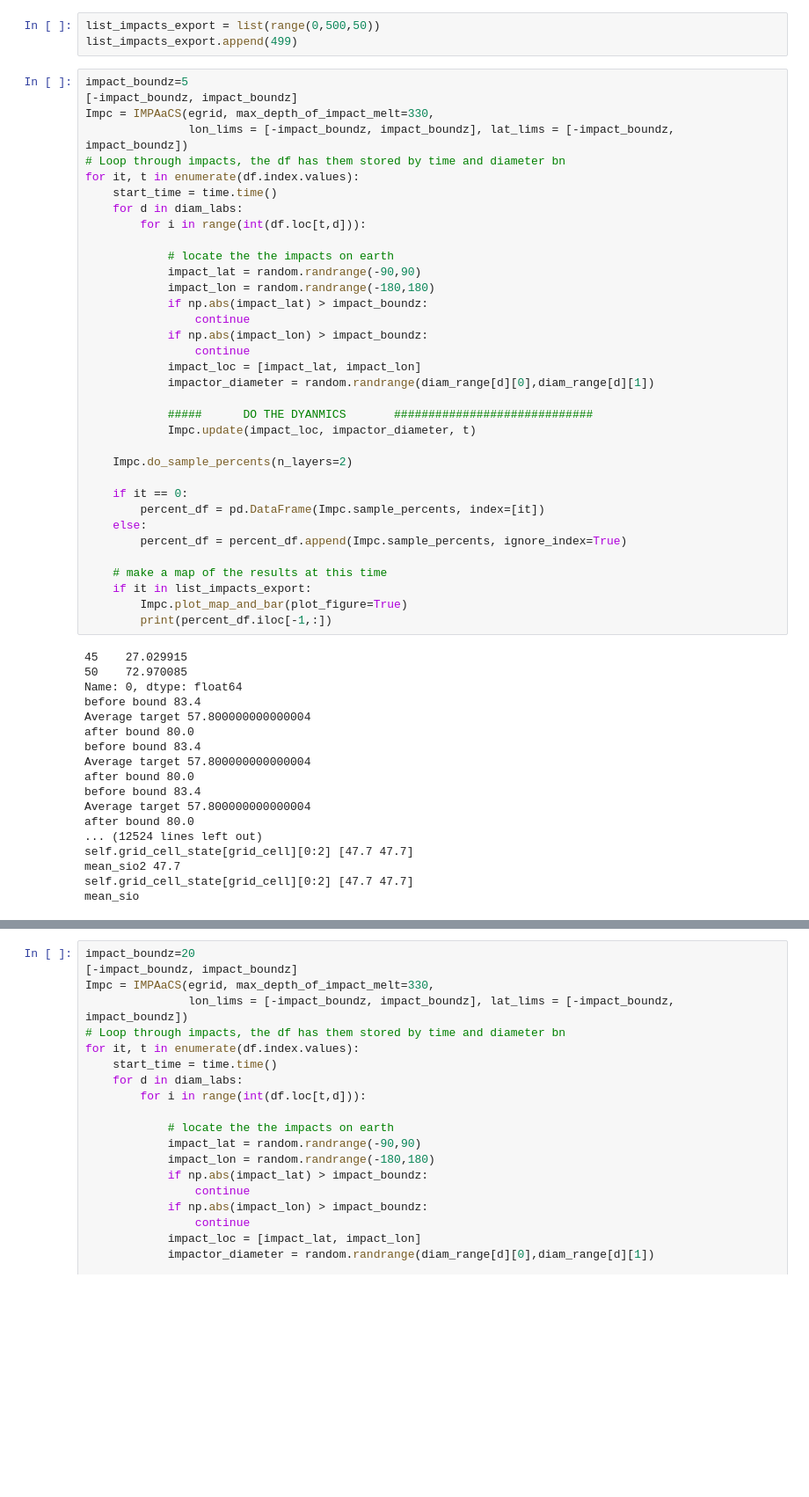
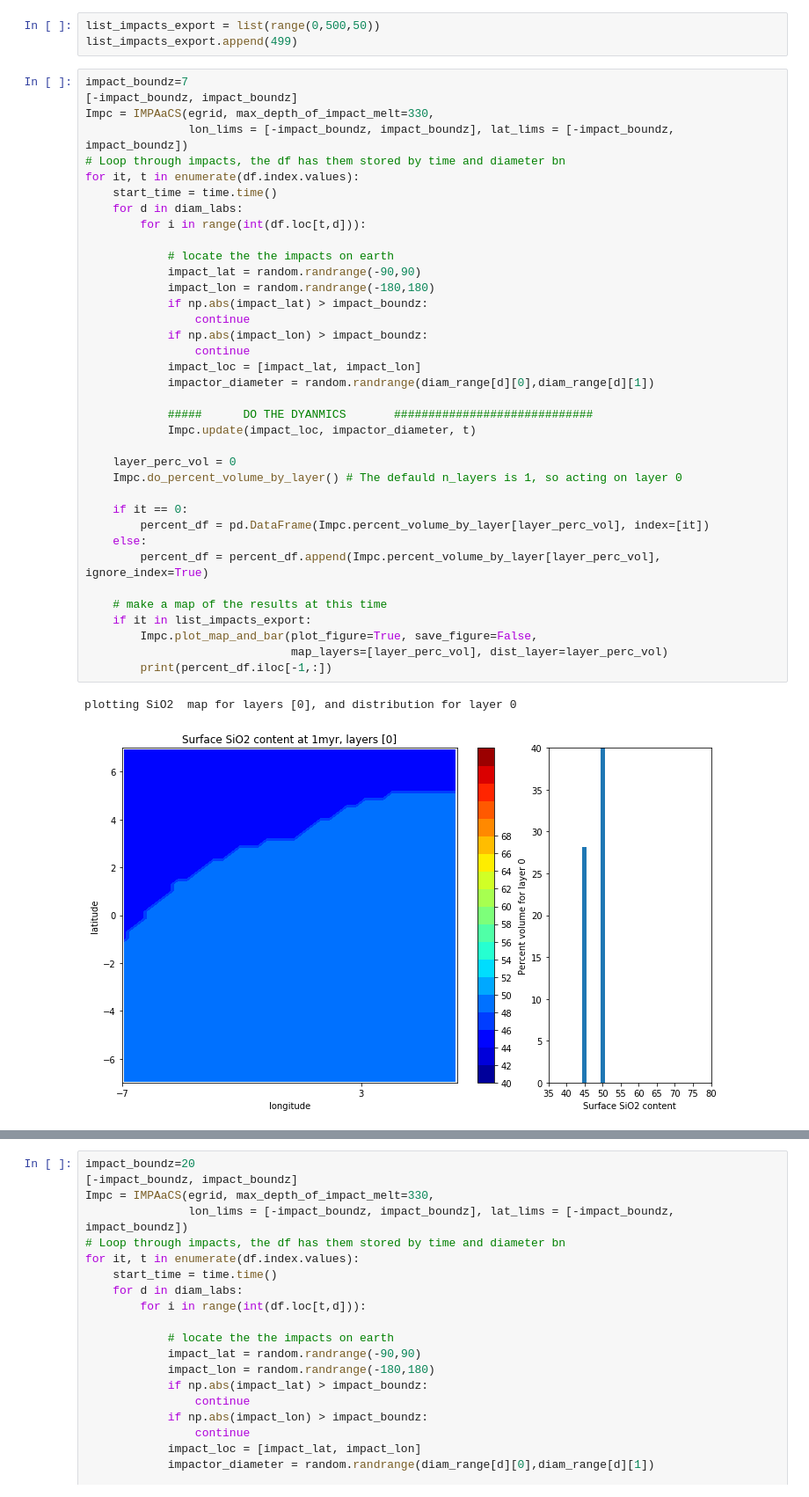
Before and after one commit to DualEarth/IMPaCS, a Jupyter notebook: impacts_prototype_with_test_case.ipynb, the cells around one changed output, grey strips where cells are left out. Shown: that part at 88% size. Saved outputs shown, nothing was run; the diff lists cells and outputs as text; blank space fills up the shorter version.

```diff
--- a/impacts_prototype_with_test_case.ipynb
+++ b/impacts_prototype_with_test_case.ipynb
@@ -123,55 +119,42 @@ fraction of total {'005': 0.85, '005-009': 0.12, '010-050': 0.03, '050-100': 0.0
 list_impacts_export = list(range(0,500,50))
 list_impacts_export.append(499)
 # %%
-impact_boundz=5
+impact_boundz=7
 [-impact_boundz, impact_boundz]
 Impc = IMPAaCS(egrid, max_depth_of_impact_melt=330,
                lon_lims = [-impact_boundz, impact_boundz], lat_lims = [-impact_boundz, impact_boundz])
 # Loop through impacts, the df has them stored by time and diameter bn
 for it, t in enumerate(df.index.values):
     start_time = time.time()
     for d in diam_labs:
         for i in range(int(df.loc[t,d])):
 
             # locate the the impacts on earth
             impact_lat = random.randrange(-90,90)
             impact_lon = random.randrange(-180,180)
             if np.abs(impact_lat) > impact_boundz:
                 continue
             if np.abs(impact_lon) > impact_boundz:
                 continue
             impact_loc = [impact_lat, impact_lon]
             impactor_diameter = random.randrange(diam_range[d][0],diam_range[d][1])
 
             #####      DO THE DYANMICS       #############################
             Impc.update(impact_loc, impactor_diameter, t)
 
-    Impc.do_sample_percents(n_layers=2)
+    layer_perc_vol = 0
+    Impc.do_percent_volume_by_layer() # The defauld n_layers is 1, so acting on layer 0
 
     if it == 0:
-        percent_df = pd.DataFrame(Impc.sample_percents, index=[it])
+        percent_df = pd.DataFrame(Impc.percent_volume_by_layer[layer_perc_vol], index=[it])
     else:
-        percent_df = percent_df.append(Impc.sample_percents, ignore_index=True)
+        percent_df = percent_df.append(Impc.percent_volume_by_layer[layer_perc_vol], ignore_index=True)
 
     # make a map of the results at this time
     if it in list_impacts_export:
-        Impc.plot_map_and_bar(plot_figure=True)
+        Impc.plot_map_and_bar(plot_figure=True, save_figure=False,
+                              map_layers=[layer_perc_vol], dist_layer=layer_perc_vol)
         print(percent_df.iloc[-1,:])
 # %% [output]
-45    27.029915
-50    72.970085
-Name: 0, dtype: float64
-before bound 83.4
-Average target 57.800000000000004
-after bound 80.0
-before bound 83.4
-Average target 57.800000000000004
-after bound 80.0
-before bound 83.4
-Average target 57.800000000000004
-after bound 80.0
-... (12524 lines left out)
-self.grid_cell_state[grid_cell][0:2] [47.7 47.7]
-mean_sio2 47.7
-self.grid_cell_state[grid_cell][0:2] [47.7 47.7]
-mean_sio
+plotting SiO2  map for layers [0], and distribution for layer 0
+[figure, added]
```
Also changed, not shown: parts of 13 cells of this notebook, 2 other files.
